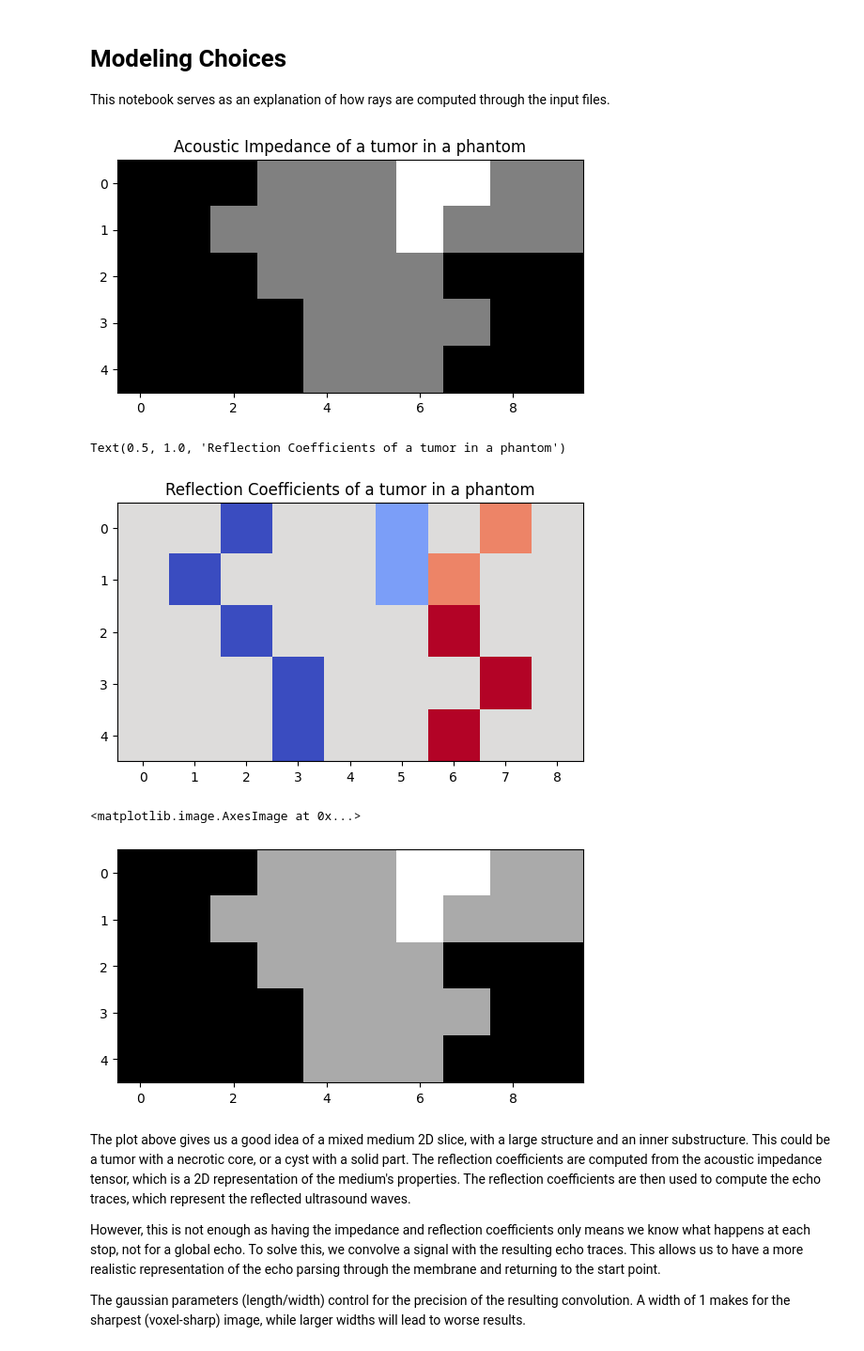
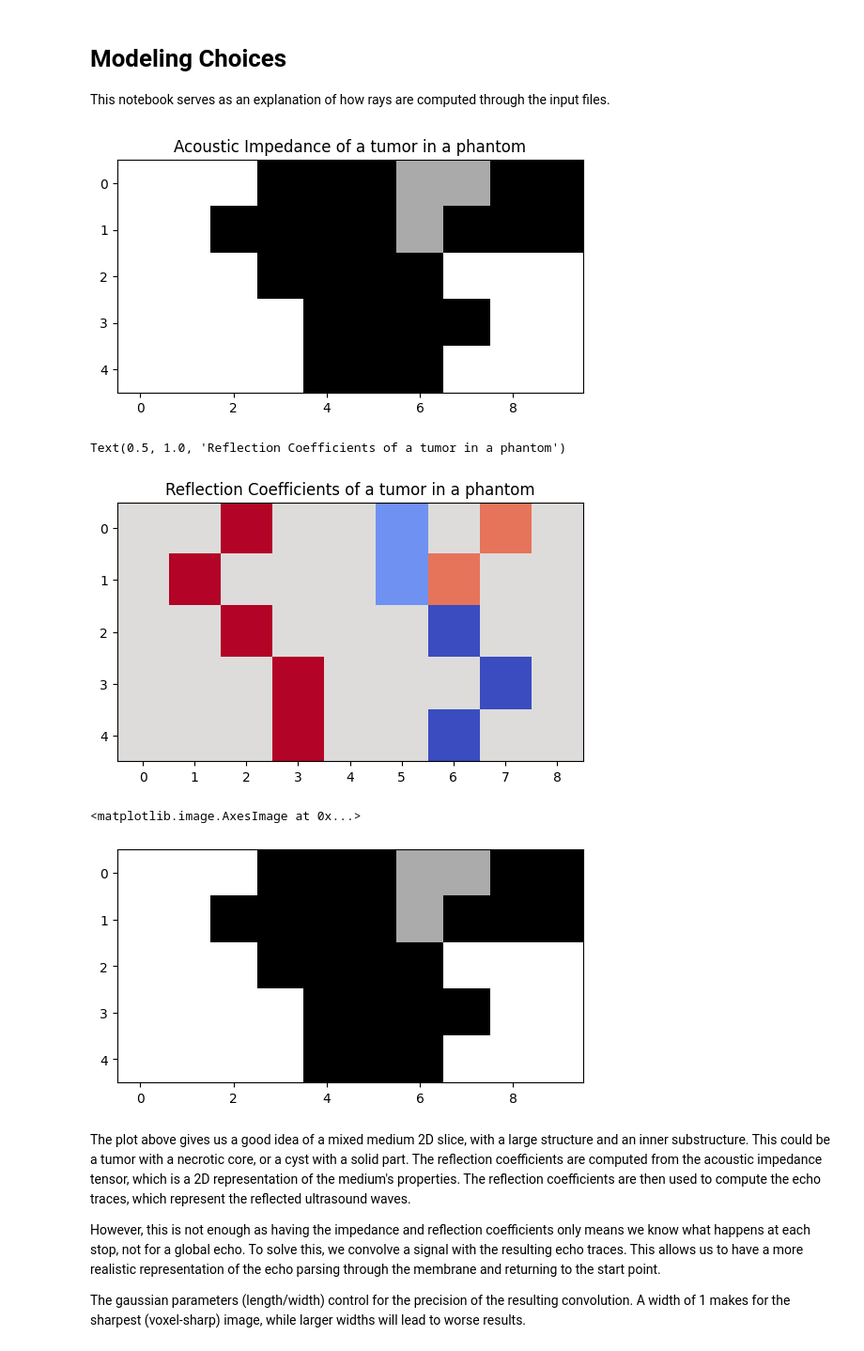
Before and after one commit to gduguey/DiffUS, a Jupyter notebook: notebooks/[DEMO] Modeling Choices.ipynb, the cells around one changed output. Shown at 94% size. Cells and saved outputs as stored; diff of their text form; code cells hidden in the pictures.

```diff
--- a/notebooks/[DEMO] Modeling Choices.ipynb
+++ b/notebooks/[DEMO] Modeling Choices.ipynb
@@ -37,34 +69,34 @@ UR = UltrasoundRenderer(128)
 # %%
-r_tensor = torch.tensor([[1,1,1,2,2,2,3,3,2,2.],
-                         [1,1,2,2,2,2,3,2,2,2.],
-                         [1,1,1,2,2,2,2,1,1,1.],
-                         [1,1,1,1,2,2,2,2,1,1],
-                         [1,1,1,1,2,2,2,1,1,1.],])
+r_tensor = torch.tensor([[1.71e6,1.71e6,1.71e6,1.65e6,1.65e6,1.65e6,1.69e6,1.69e6,1.65e6,1.65e6,],
+                         [1.71e6,1.71e6,1.65e6,1.65e6,1.65e6,1.65e6,1.69e6,1.65e6,1.65e6,1.65e6,],
+                         [1.71e6,1.71e6,1.71e6,1.65e6,1.65e6,1.65e6,1.65e6,1.71e6,1.71e6,1.71e6,],
+                         [1.71e6,1.71e6,1.71e6,1.71e6,1.65e6,1.65e6,1.65e6,1.65e6,1.71e6,1.71e6],
+                         [1.71e6,1.71e6,1.71e6,1.71e6,1.65e6,1.65e6,1.65e6,1.71e6,1.71e6,1.71e6],])
 
 plt.imshow(r_tensor, cmap='gray', interpolation='nearest')
 plt.xticks()
 plt.yticks()
 plt.title("Acoustic Impedance of a tumor in a phantom")
 plt.show()
 tensor = UR.compute_reflection_coeff(r_tensor[:,1:], r_tensor[:,:-1])
 # prop_single_ray(tensor.unsqueeze(0))
 plt.imshow(tensor, cmap='coolwarm', interpolation='nearest')
 plt.xticks()
 plt.yticks()
 plt.title("Reflection Coefficients of a tumor in a phantom"
 
           )
 # %% [output]
-[figure, old version]
+[figure, new version]
 Text(0.5, 1.0, 'Reflection Coefficients of a tumor in a phantom')
-[figure, old version]
+[figure, new version]
 # %%
 single_prop, _ = compute_echo_traces(tensor)
 plt.imshow(single_prop, cmap='gray')
 # plt.grid('on')
 # %% [output]
 <matplotlib.image.AxesImage at 0x...>
-[figure, old version]
+[figure, new version]
 # %% [markdown]
 The plot above gives us a good idea of a mixed medium 2D slice, with a large structure and an inner substructure. This could be a tumor with a necrotic core, or a cyst with a solid part. The reflection coefficients are computed from the acoustic impedance tensor, which is a 2D representation of the medium's properties. The reflection coefficients are then used to compute the echo traces, which represent the reflected ultrasound waves.
 
```
Also changed, not shown: parts of 17 cells of this notebook.
